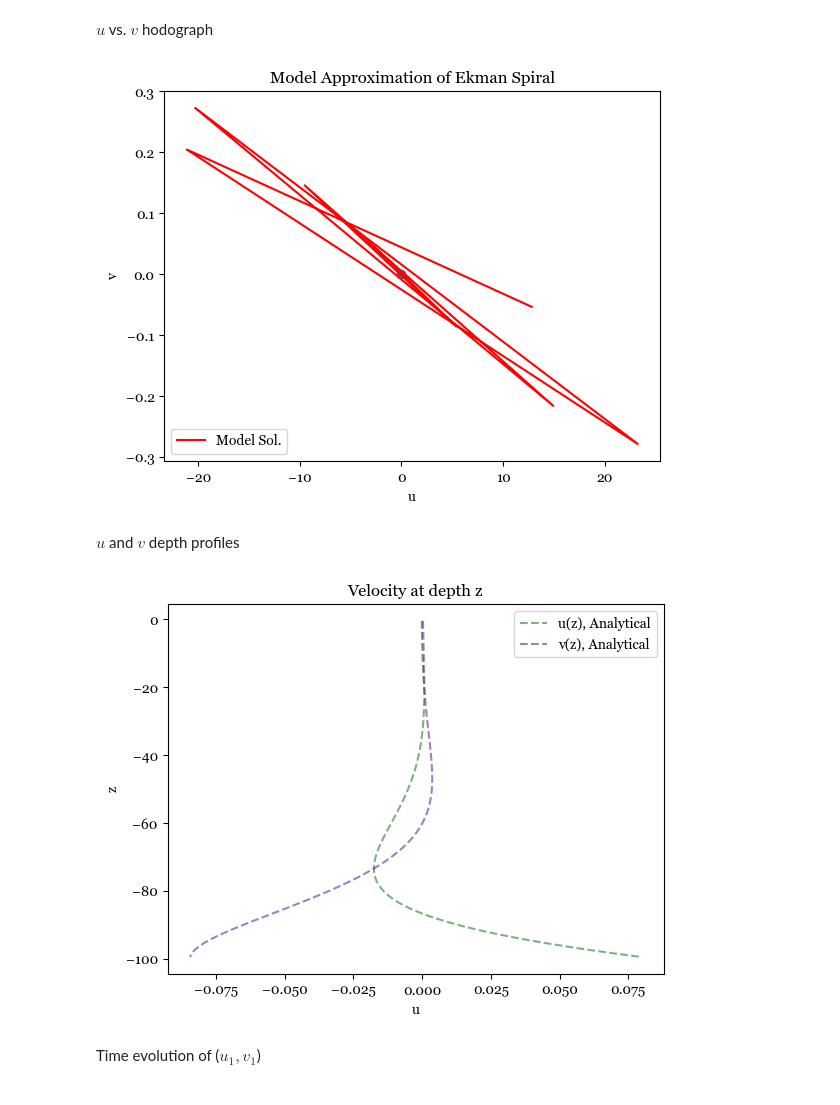
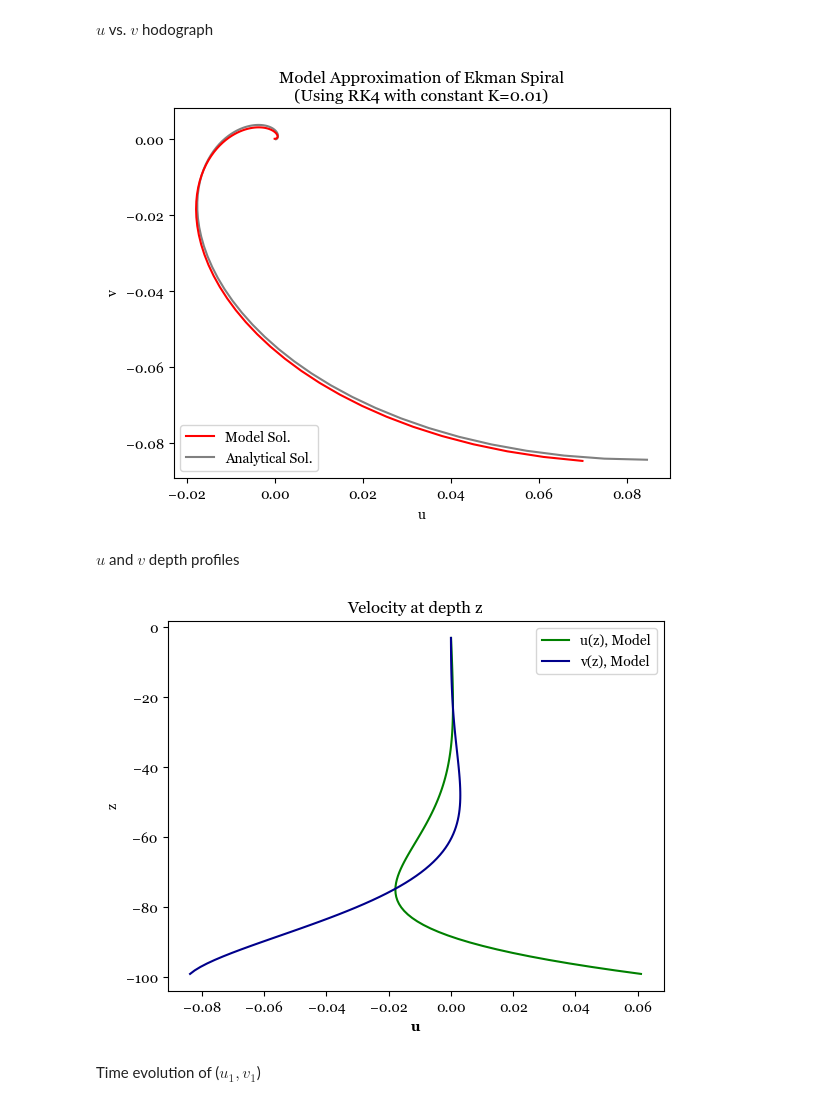
Before and after one commit to sierrastevnson/EkmanModel, a Jupyter notebook: ekmanmodel-restructured-grid.ipynb, the cells around one changed output. Saved outputs shown, nothing was run; the diff lists cells and outputs as text; code cells hidden in the pictures.

Commit message:
RK4 correctly implemented for const K

```diff
--- a/ekmanmodel-restructured-grid.ipynb
+++ b/ekmanmodel-restructured-grid.ipynb
@@ -43,20 +39,20 @@ plt.rcParams["font.size"] = 10
 Grid
 # %%
 # Time
-T = 50000                          # total seconds
-dt = 100                            # time step
+T = 500000                          # total seconds
+dt = 50                             # time step
 Nt = int(T/dt)                      # number of time steps
 
 # Space
-Z = -100                            # total meters deep
+Z = 100                             # total meters deep
 Nz = abs(Z)                         # number of grid nodes
-dz = -1                             # step in z
-z = np.arange(-0.5, Z, dz)          # z array from [0, -100]
+dz = 1                              # step in z
+z = np.arange(0, -Z, -dz)           # z array from [0, -100]
 z_K = (z + 0.5)                     # z array for K, staggered as i + 1/2
 z_K = [int(i) for i in z_K]
 
 # Print info
-print(f"z_K: {z_K[0]},   {z_K[1]},   {z_K[2]},  ...,      {z_K[-1]}")
-print(f"z:    {z[0]}, {z[1]},    ...,  {z[-1]}")
+print(f"z_K:   {z_K[0]},   {z_K[1]},   ...,  {z_K[-1]}")
+print(f"z:    {z[0]}, {z[1]}, ...,  {z[-1]}")
 print(f"\nhours of simulation: {round(T/60/60,1)}")
 # %% [output]
@@ -159,0 +127,19 @@ plt.plot(u_saved[:,40])
+# %%
+# Functions to use in the loop
+
+def F(u_val, v_val):
+    F_u, F_v = np.zeros(Nz), np.zeros(Nz)
+
+    # Interior nodes
+    F_u[1:-1] =  (f * (v_val[1:-1] - vg) + (1/dz**2) * (K[1:-1]*(u_val[0:-2] - u_val[1:-1])) - (K[2:]*(u_val[1:-1] - u_val[2:])))
+    F_v[1:-1] = (-f * (u_val[1:-1] - ug) + (1/dz**2) * (K[1:-1]*(v_val[0:-2] - v_val[1:-1])) - (K[2:]*(v_val[1:-1] - v_val[2:])))
+
+    return F_u[1:-1], F_v[1:-1]
+
+def BC(u_val, v_val):
+
+    # Boundaries
+    F_u_top =  (f * (v_val[0] - vg) + (1/dz) * (tau_x_over_rho - (K[1]/dz) * (u_val[0] - u_val[1])))
+    F_v_top = (-f * (u_val[0] - ug) + (1/dz) * (tau_y_over_rho - (K[1]/dz) * (v_val[0] - v_val[1])))
+
+    return F_u_top, F_v_top
@@ -160,7 +216,7 @@ plt.plot(u_saved[:,40])
 # %%
-# Get average value of u and v oscillations, should be period 2pi/f
-u_avg = np.mean(u_saved, axis=1)
-v_avg = np.mean(v_saved, axis=1)
+# Get average value of u and v oscillations
+u_avg = np.mean(u_saved[:,-200:], axis=1)
+v_avg = np.mean(v_saved[:,-200:], axis=1)
 # %% [markdown]
 Plots
 # %% [markdown]
@@ -168,18 +224,18 @@ $u$ vs. $v$ hodograph
 # %%
 # Plot avg'd model solution
 plt.plot(u_avg[1:], v_avg[1:], color='red', zorder=3, label="Model Sol.", ls="-")
 
 # Analytical plot
-# plt.plot(u_book, v_book, color='gray', linestyle='-', label="Analytical Sol.")
+plt.plot(u_book, v_book, color='gray', linestyle='-', label="Analytical Sol.")
 
-plt.scatter(0,0)
+# plt.scatter(0,0)
 plt.xlabel("u")
 plt.ylabel("v")
-plt.title("Model Approximation of Ekman Spiral")
+plt.title("Model Approximation of Ekman Spiral\n(Using RK4 with constant K=0.01)")
 plt.legend(loc="lower left")
 plt.show()
 # %% [output]
-[figure, old version]
+[figure, new version]
 # %% [markdown]
 $u$ and $v$ depth profiles
 # %%
@@ -187,21 +243,21 @@ $u$ and $v$ depth profiles
 a = 2
 b = -1
 
-# plt.plot(u_saved[a:b], z[b:a:-1], label="u(z), Model", color="green")
-# plt.plot(v_saved[a:b], z[b:a:-1], label="v(z), Model", color="darkblue")
+plt.plot(u_avg[a:b], z[b:a:-1], label="u(z), Model", color="green")
+plt.plot(v_avg[a:b], z[b:a:-1], label="v(z), Model", color="darkblue")
 
 # Analytical plot
-plt.plot(u_book, z, label="u(z), Analytical", color="darkgreen", alpha=0.5, linestyle="--")
-plt.plot(v_book, z, label="v(z), Analytical", color="indigo", alpha=0.5, linestyle="--")
+# plt.plot(u_book, z, label="u(z), Analytical", color="darkgreen", alpha=0.5, linestyle="--")
+# plt.plot(v_book, z, label="v(z), Analytical", color="indigo", alpha=0.5, linestyle="--")
 
 # Plot labels
-plt.xlabel("u")
+plt.xlabel("u", weight="bold")
 plt.ylabel("z")
 plt.title("Velocity at depth z")
 plt.legend()
 plt.show()
 # %% [output]
-[figure, old version]
+[figure, new version]
 # %% [markdown]
 Time evolution of ($u_1, v_1$)
 # %%
```
Also changed, not shown: parts of 10 cells of this notebook.
